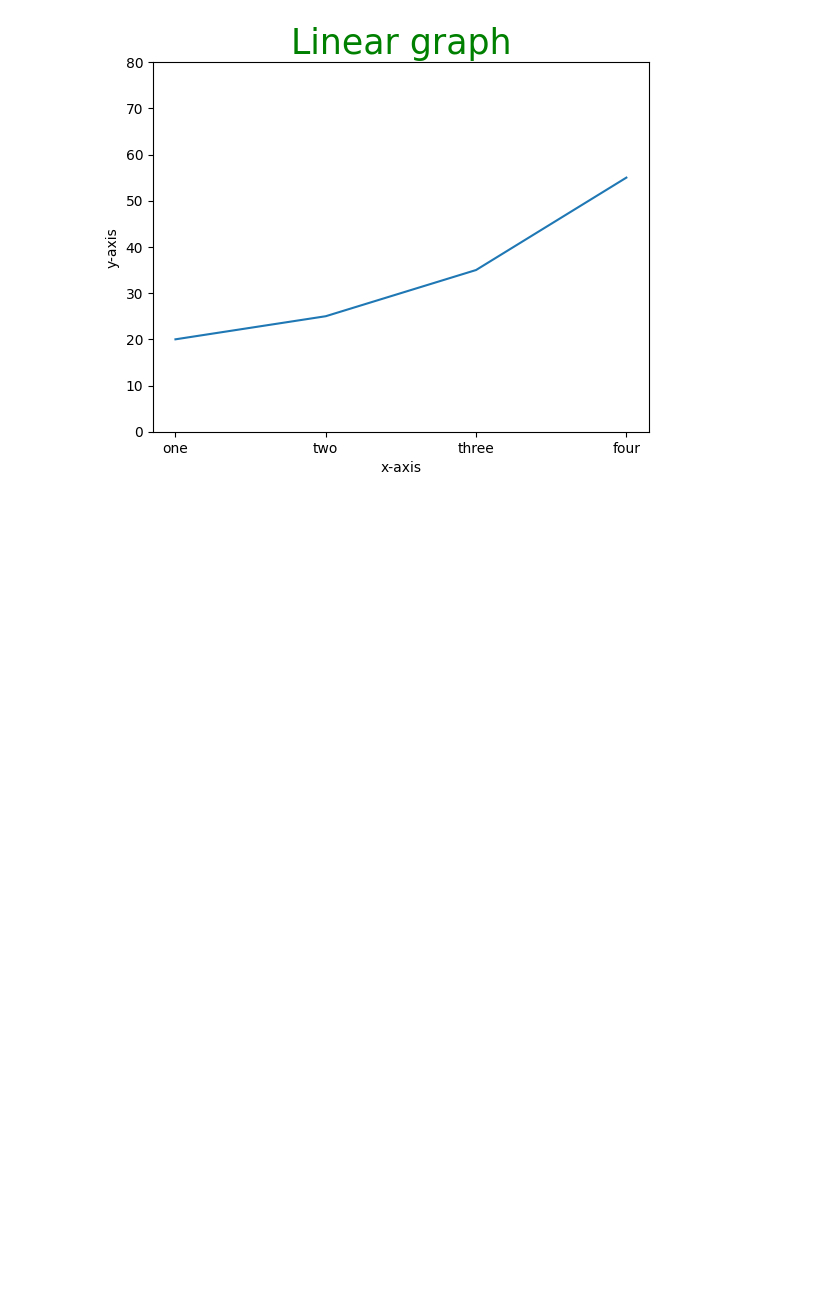
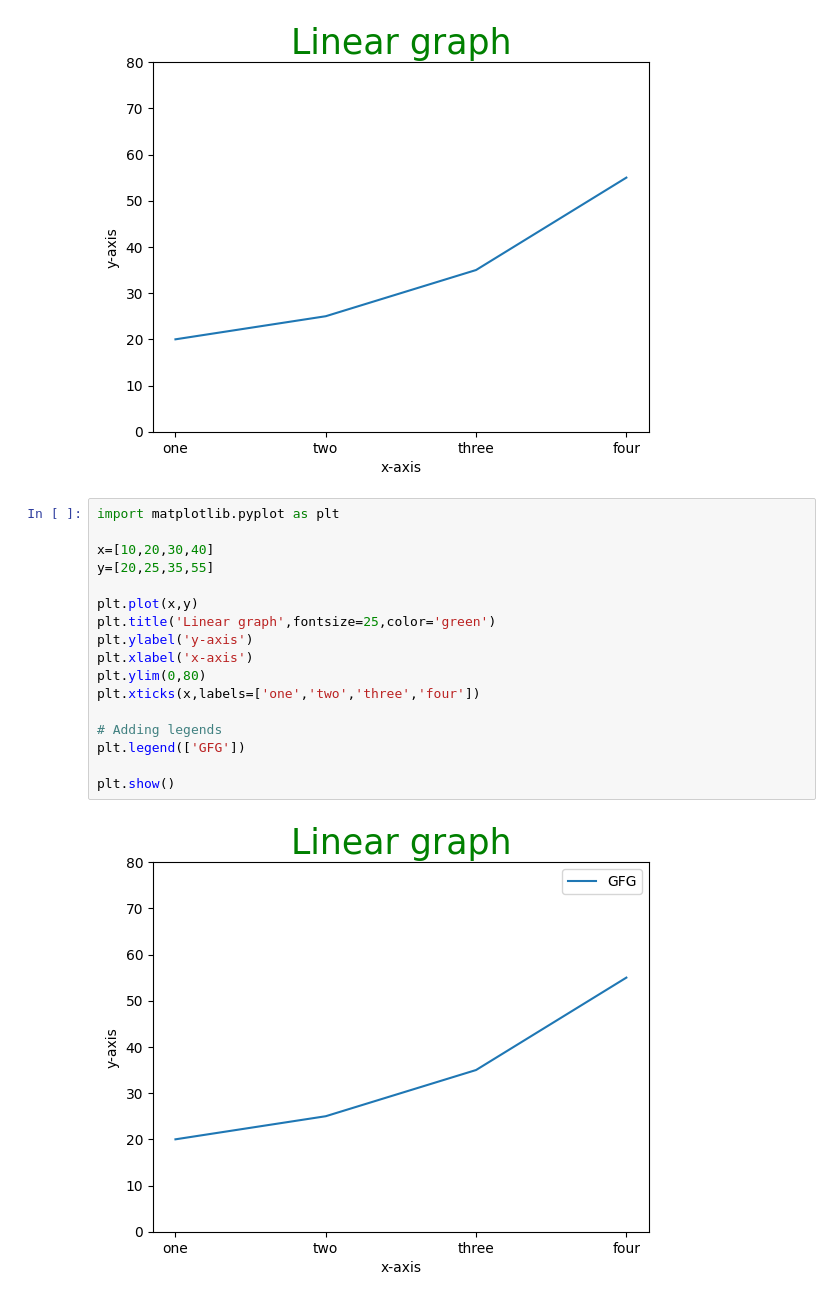
Before and after one commit to Hansaka2001/Data-Analysis-and-Visualization, a Jupyter notebook: Matplotlib/data_visualization/C_S.ipynb, the cells around one changed output. Cells and saved outputs as stored; diff of their text form; blank space fills up the shorter version.

Commit message:
adding legend

```diff
--- a/Matplotlib/data_visualization/C_S.ipynb
+++ b/Matplotlib/data_visualization/C_S.ipynb
@@ -49,3 +49,22 @@ plt.xticks(x,labels=['one','two','three','four'])
 plt.show()
 # %% [output]
 [figure]
+# %%
+import matplotlib.pyplot as plt
+
+x=[10,20,30,40]
+y=[20,25,35,55]
+
+plt.plot(x,y)
+plt.title('Linear graph',fontsize=25,color='green')
+plt.ylabel('y-axis')
+plt.xlabel('x-axis')
+plt.ylim(0,80)
+plt.xticks(x,labels=['one','two','three','four'])
+
+# Adding legends
+plt.legend(['GFG'])
+
+plt.show()
+# %% [output]
+[figure, added]
```
